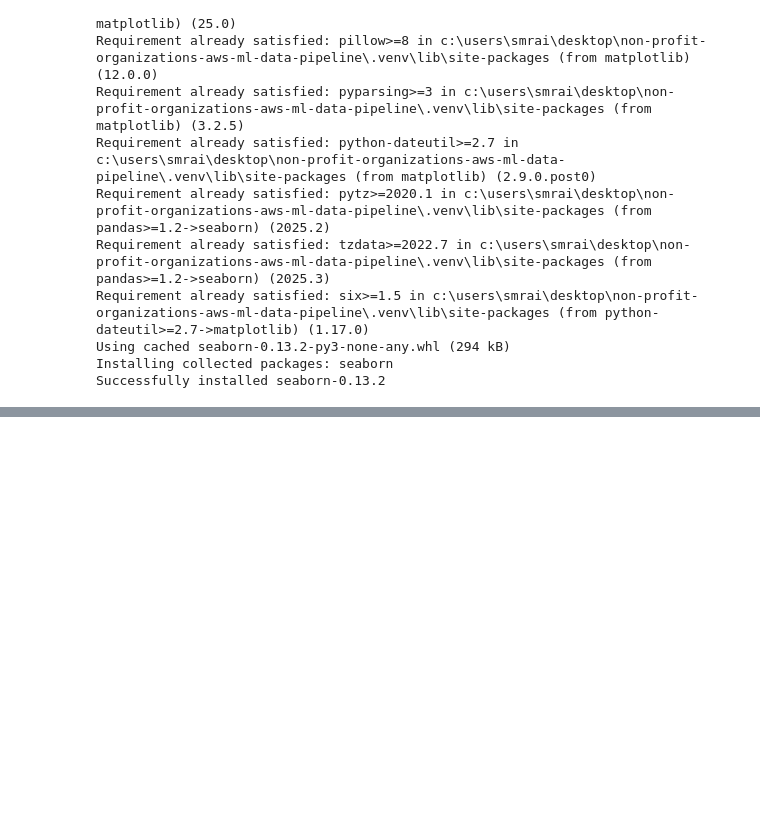
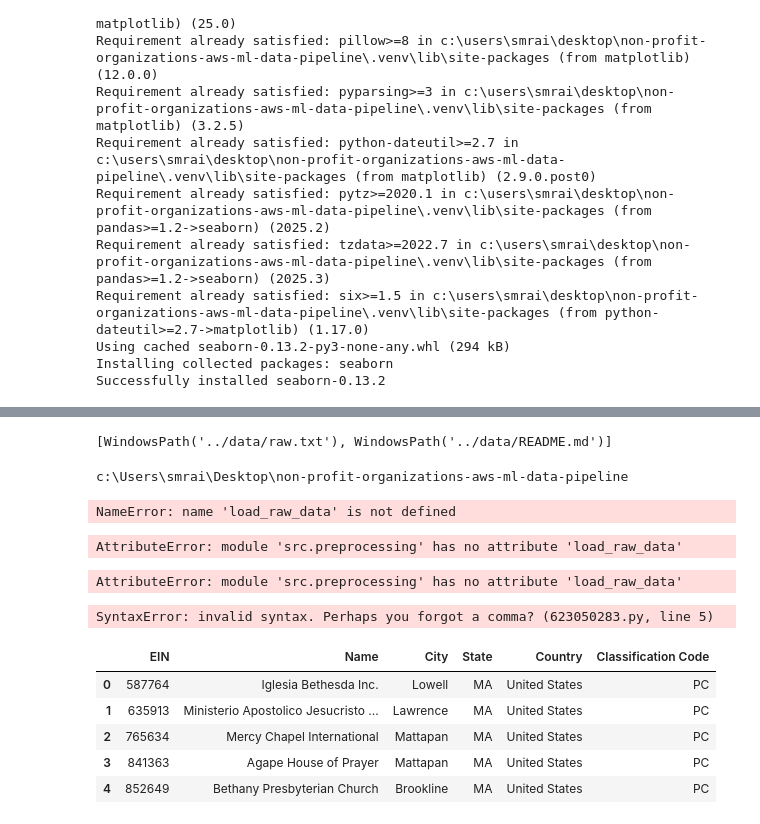
Before and after one commit to shahRaiaan/non-profit-organizations-aws-ml-data-pipeline, a Jupyter notebook: notebooks/eda.ipynb, the cells around one changed output, grey strips where cells are left out. Cells and saved outputs as stored; diff of their text form; code cells hidden in the pictures; blank space fills up the shorter version.

```diff
--- a/notebooks/eda.ipynb
+++ b/notebooks/eda.ipynb
@@ -139,0 +197,12 @@ Successfully installed seaborn-0.13.2
+# %%
+from pathlib import Path
+data_path = Path("../data")
+list(data_path.iterdir()   )
+# %% [output]
+[WindowsPath('../data/raw.txt'), WindowsPath('../data/README.md')]
+# %%
+import sys, os
+sys.path.append(os.path.abspath("../"))
+print(sys.path[-1])
+# %% [output]
+c:\Users\smrai\Desktop\non-profit-organizations-aws-ml-data-pipeline
@@ -139,0 +214,22 @@ Successfully installed seaborn-0.13.2
+# %%
+
+
+raw_df = load_raw_data()
+clean_df = clean_nonprofits(raw_df)
+output_path = Path("../data/processed/clean_nonprofits.csv")
+clean_df.to_csv(output_path, index=False)
+print(f"Cleaned data saved to {output_path}")
+# %% [output]
+NameError: name 'load_raw_data' is not defined
+# %%
+import sys, os
+from pathlib import Path
+sys.path.append(os.path.abspath("../"))
+import src.preprocessing as prep
+raw_df = prep.load_raw_data()
+clean_df = prep.clean_nonprofits(raw_df)
+output_path = Path("../data/processed/clean_nonprofits.csv")
+clean_df.to_csv(output_path, index=False)
+print(f"Cleaned data saved to {output_path}")
+# %% [output]
+AttributeError: module 'src.preprocessing' has no attribute 'load_raw_data'
@@ -139,0 +239,34 @@ Successfully installed seaborn-0.13.2
+# %%
+import src.preprocessing as prep
+from pathlib import Path
+raw_df = prep.load_raw_data()
+clean_df = prep.clean_nonprofits(raw_df)
+output_path = Path("../data/processed/clean_nonprofits.csv")
+clean_df.to_csv(output_path, index=False)
+print("Cleaned data saved to:",output_path.resolve())
+clean.df.head()
+# %% [output]
+AttributeError: module 'src.preprocessing' has no attribute 'load_raw_data'
+# %%
+import sys, os
+sys.path.append(os.path.abspath("../"))
+
+import src.preprocessing as prep
+print("prep.__file__:", prep.__file__
+print("Available functions in prep module:", [n for n in dir(prep) if not n.startswith("__")]))
+# %% [output]
+SyntaxError: invalid syntax. Perhaps you forgot a comma? (623050283.py, line 5)
+# %%
+import pandas as pd
+from pathlib import Path
+
+raw_path = Path("../data/raw.txt")
+df = pd.read_csv(raw_path, sep="|", header=None, names=["EIN","Name","City","State","Country","Classification Code"])
+df.head()
+# %% [output]
+|  | EIN | Name | City | State | Country | Classification Code |
+| 0 | 587764 | Iglesia Bethesda Inc. | Lowell | MA | United States | PC |
+| 1 | 635913 | Ministerio Apostolico Jesucristo ... | Lawrence | MA | United States | PC |
+| 2 | 765634 | Mercy Chapel International | Mattapan | MA | United States | PC |
+| 3 | 841363 | Agape House of Prayer | Mattapan | MA | United States | PC |
+| 4 | 852649 | Bethany Presbyterian Church | Brookline | MA | United States | PC |
```
Also changed, not shown: parts of 8 cells of this notebook, 2 other files.
